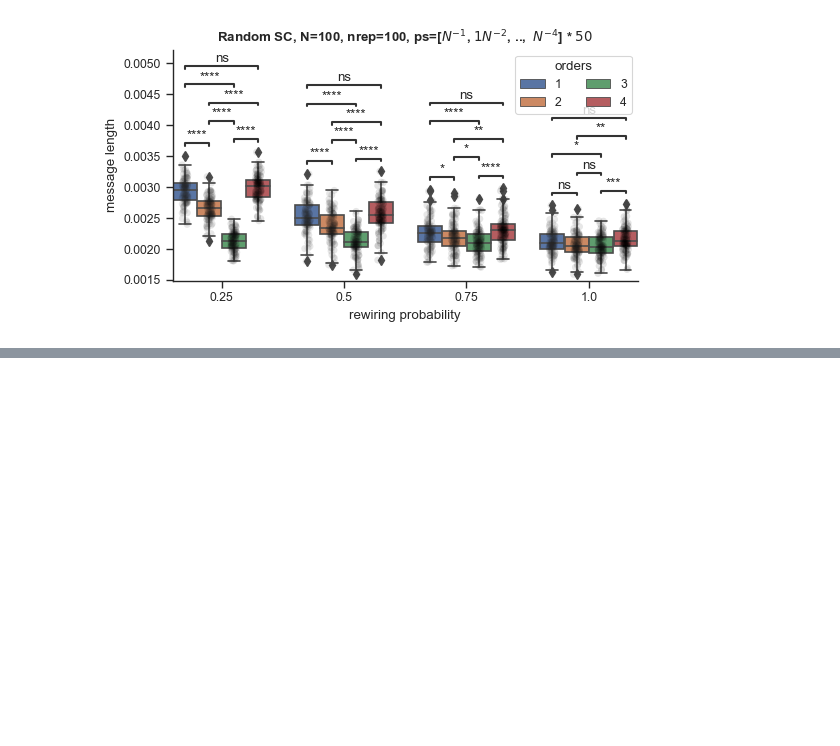
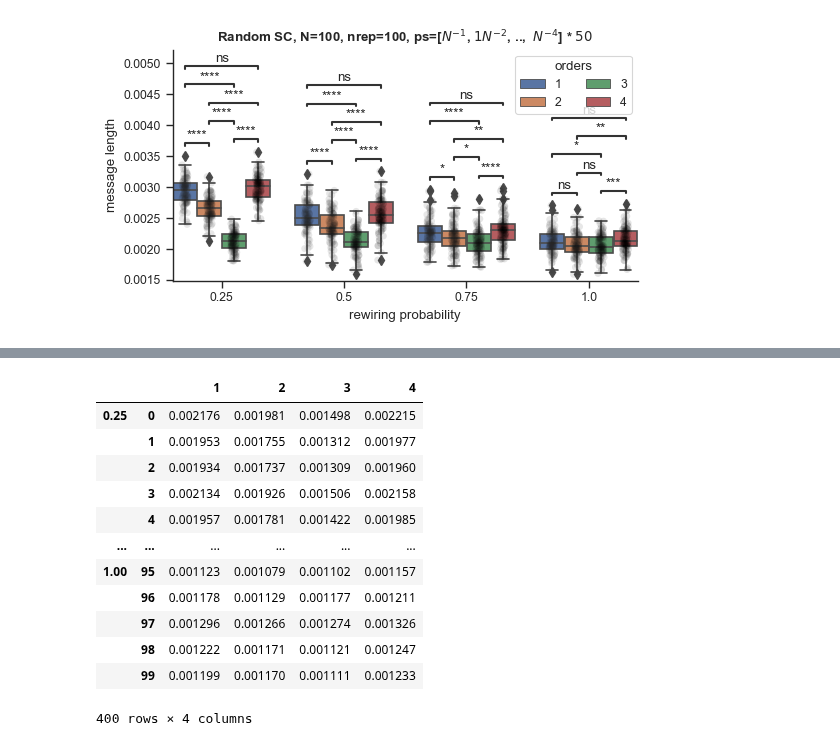
Before and after one commit to maximelucas/hypergraph_reducibility, a Jupyter notebook: notebooks/test_random_simplicial_complex_luca.ipynb, the cells around one changed output, grey strips where cells are left out. Drawn from its saved outputs; the diff is of its cells as text; code cells hidden in the pictures; blank space fills up the shorter version.

```diff
--- a/notebooks/test_random_simplicial_complex_luca.ipynb
+++ b/notebooks/test_random_simplicial_complex_luca.ipynb
@@ -374,0 +390,16 @@ p-value annotation legend:
+# %%
+Ds_H = np.zeros((100,4,4))
+lZs_H = np.zeros((100,4,4))
+
+for rep in range(100):
+    if (rep+1)%100==0:
+        print(rep+1)
+    for i, p in enumerate(np.linspace(0.25,1,4)):
+        if p != 0:
+            H = shuffle_hyperedges(S=H0, order=1, p=p)
+            H = shuffle_hyperedges(S=H, order=2, p=p)
+            H = shuffle_hyperedges(S=H, order=3, p=p)
+            H = shuffle_hyperedges(S=H, order=4, p=p)
+        else:
+            H = xgi.Hypergraph(H0.edges.members(dtype=dict))
+        Ds_H[rep,i], lZs_H[rep,i], _ = compute_information(H, tau_c, rescale_per_node=False)
@@ -374,0 +408,15 @@ p-value annotation legend:
+# %%
+message_lengths = dict()
+
+def pad_arr_list(arr_list):
+    max_shape = max([a.shape[0] for a in arr_list])
+
+    # Pad the shorter arrays with zeros
+    padded_arr_list = [np.pad(a, (0, max_shape-a.shape[0]), mode='constant', constant_values=None) for a in arr_list]
+    return padded_arr_list
+
+for i, p in enumerate(np.linspace(0.25,1,4)):
+    message_lengths[p] = pad_arr_list(Ds_H[:,i,:] + lZs_H[:,i,:])
+
+df = pd.DataFrame.from_dict(message_lengths, orient="index").stack().to_frame()
+df
@@ -374,0 +437,20 @@ p-value annotation legend:
+# %%
+for i, d in enumerate(orders):
+    df[d] = df[0].apply(lambda x: x[i])
+
+df = df[orders]
+df
+# %% [output]
+|  |  | 1 | 2 | 3 | 4 |
+| 0.25 | 0 | 0.002176 | 0.001981 | 0.001498 | 0.002215 |
+|  | 1 | 0.001953 | 0.001755 | 0.001312 | 0.001977 |
+|  | 2 | 0.001934 | 0.001737 | 0.001309 | 0.001960 |
+|  | 3 | 0.002134 | 0.001926 | 0.001506 | 0.002158 |
+|  | 4 | 0.001957 | 0.001781 | 0.001422 | 0.001985 |
+| ... | ... | ... | ... | ... | ... |
+| 1.00 | 95 | 0.001123 | 0.001079 | 0.001102 | 0.001157 |
+|  | 96 | 0.001178 | 0.001129 | 0.001177 | 0.001211 |
+|  | 97 | 0.001296 | 0.001266 | 0.001274 | 0.001326 |
+|  | 98 | 0.001222 | 0.001171 | 0.001121 | 0.001247 |
+|  | 99 | 0.001199 | 0.001170 | 0.001111 | 0.001233 |
+400 rows × 4 columns
```
Also changed, not shown: parts of 6 cells of this notebook, 2 other files.
